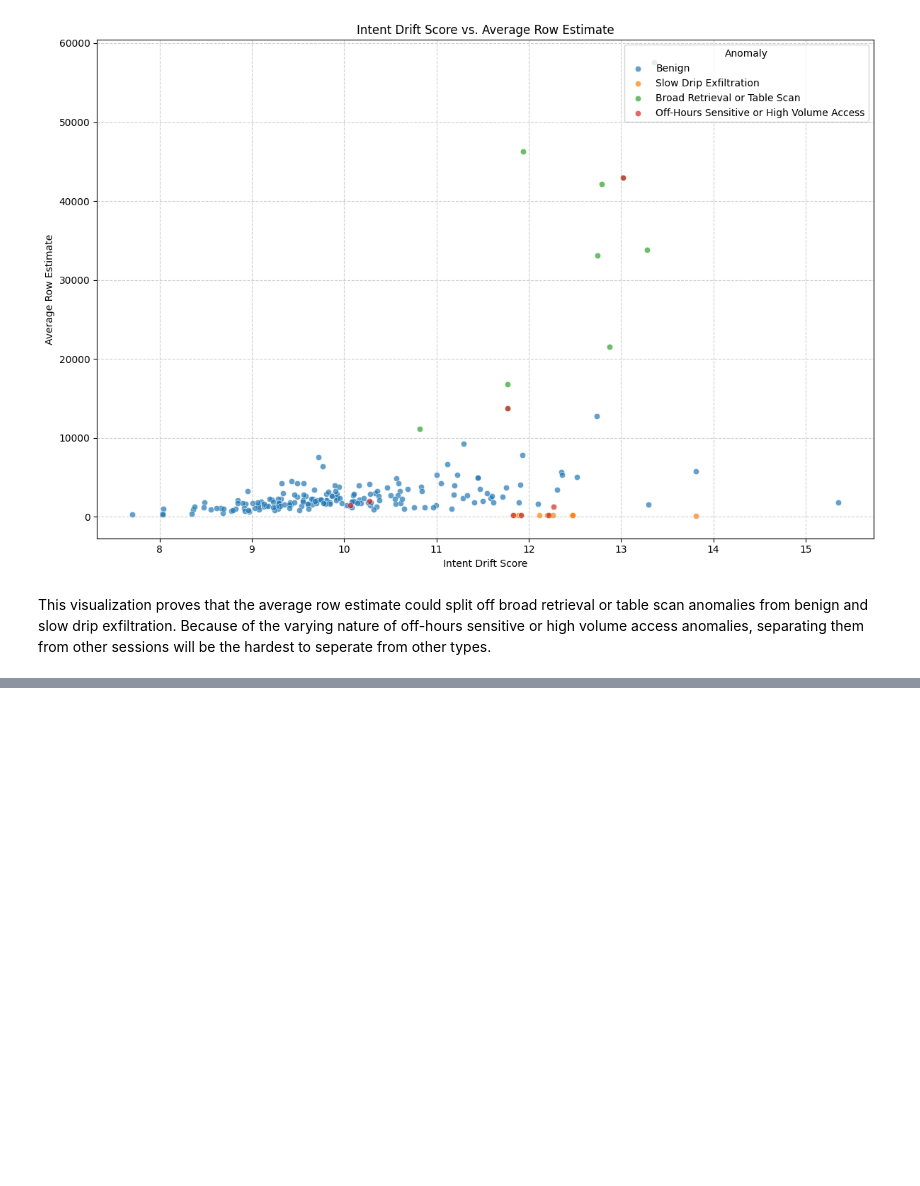
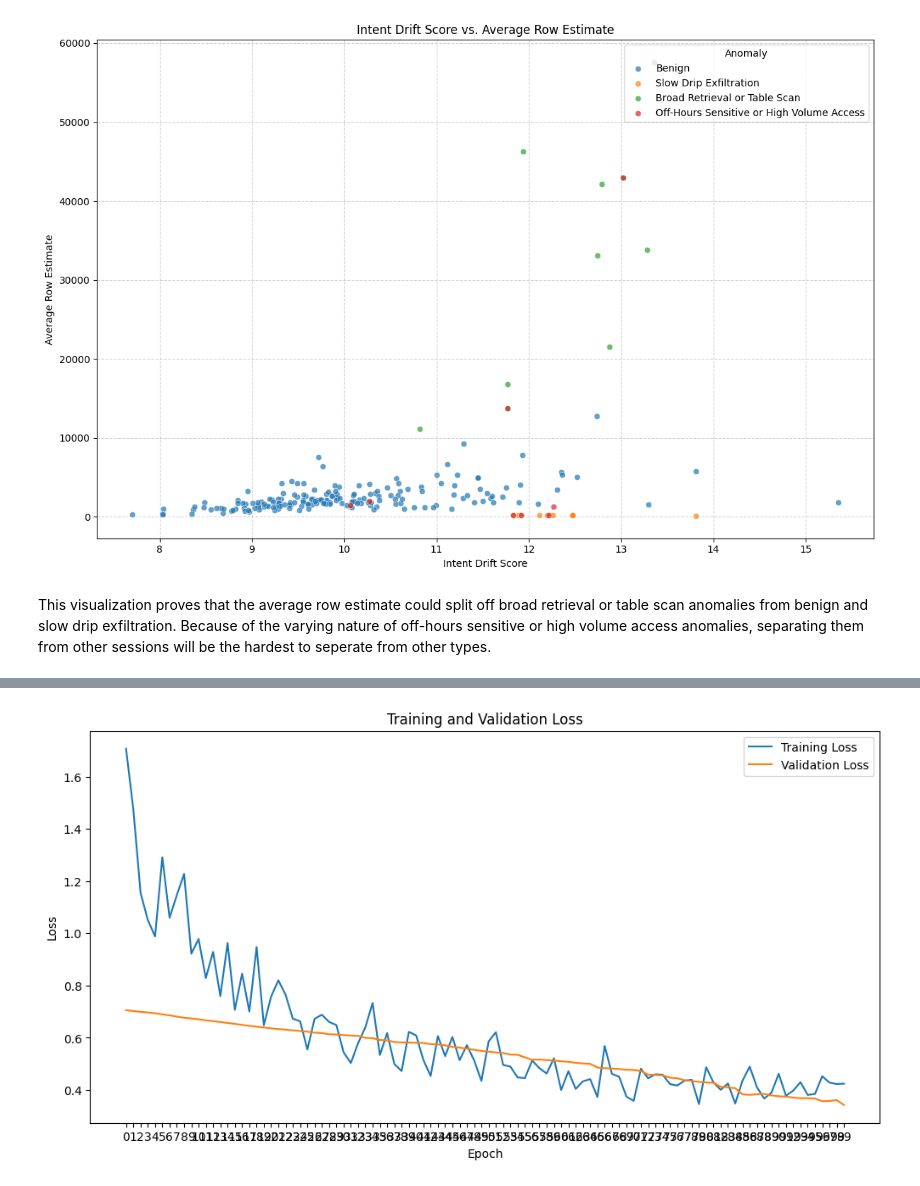
Before and after one commit to RealGoldenGeneral/SmartVerify-Take-Home-Assignment, a Jupyter notebook: notebooks/Modeling.ipynb, the cells around one changed output, grey strips where cells are left out. Drawn from its saved outputs; the diff is of its cells as text; code cells hidden in the pictures; blank space fills up the shorter version.

Commit message:
Finished modelling

```diff
--- a/notebooks/Modeling.ipynb
+++ b/notebooks/Modeling.ipynb
@@ -322,0 +554,27 @@ visualize_confusion_matrix(svc, X_test, y_test)
+# %%
+from sklearn.utils.class_weight import compute_class_weight
+
+# Calculate class weights based on the original (imbalanced) training data
+class_weights = compute_class_weight(
+    class_weight='balanced',
+    classes=np.unique(y_train_lstm),
+    y=y_train_lstm
+)
+class_weight_dict = {i: class_weights[i] for i in range(len(class_weights))}
+
+# LSTM Classifier
+def lstm_classifier(X_train_lstm_reshaped, y_train_lstm_resampled, class_weight_dict):
+  model = Sequential()
+  model.add(LSTM(64, input_shape=(X_train_lstm_reshaped.shape[1], 1)))
+  model.add(BatchNormalization())
+  model.add(Dropout(0.5))
+  model.add(Dense(32, activation='relu'))
+  model.add(BatchNormalization())
+  model.add(Dropout(0.5))
+  model.add(Dense(1, activation='sigmoid'))
+  model.compile(loss='binary_crossentropy', optimizer=Adam(learning_rate=0.0001), metrics=['accuracy'])
+  early_stopping = EarlyStopping(monitor='val_loss', patience=5, restore_best_weights=True)
+  model.fit(X_train_lstm_reshaped, y_train_lstm_resampled, epochs=100, batch_size=32, validation_data=(X_val_lstm_reshaped, y_val_lstm), callbacks=[early_stopping], class_weight=class_weight_dict)
+  return model
+
+model = lstm_classifier(X_train_lstm_reshaped, y_train_lstm, class_weight_dict)
@@ -322,0 +600,16 @@ visualize_confusion_matrix(svc, X_test, y_test)
+# %%
+# Visualize LSTM Training
+def visualize_lstm_training(model):
+  plt.figure(figsize=(12, 6))
+  plt.plot(model.history.history['loss'], label='Training Loss')
+  plt.plot(model.history.history['val_loss'], label='Validation Loss')
+  plt.xlabel('Epoch')
+  plt.xticks(range(0, len(model.history.history['loss'])))
+  plt.ylabel('Loss')
+  plt.title('Training and Validation Loss')
+  plt.legend()
+  plt.show()
+
+visualize_lstm_training(model)
+# %% [output]
+[figure, added]
```
Also changed, not shown: parts of 40 cells of this notebook.
